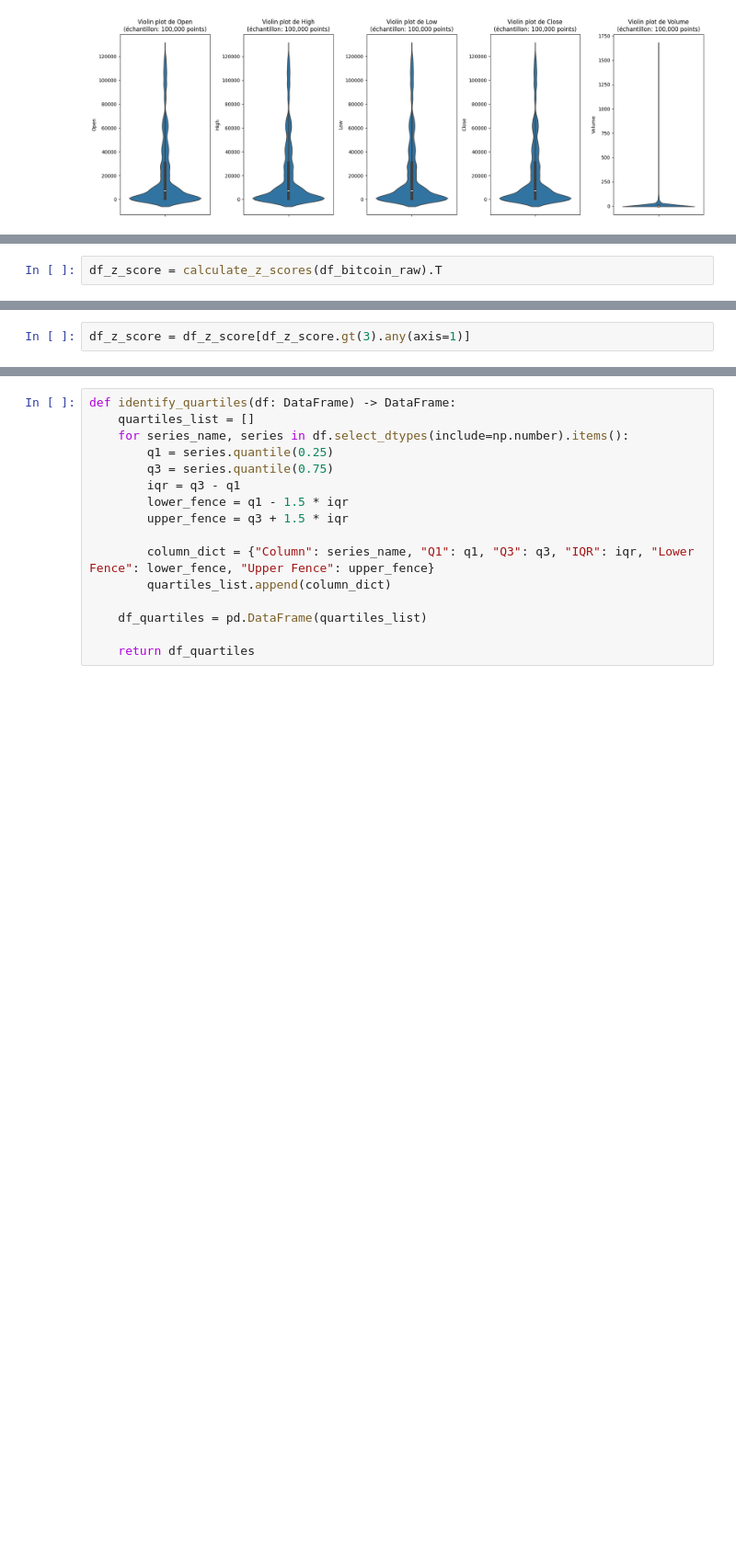
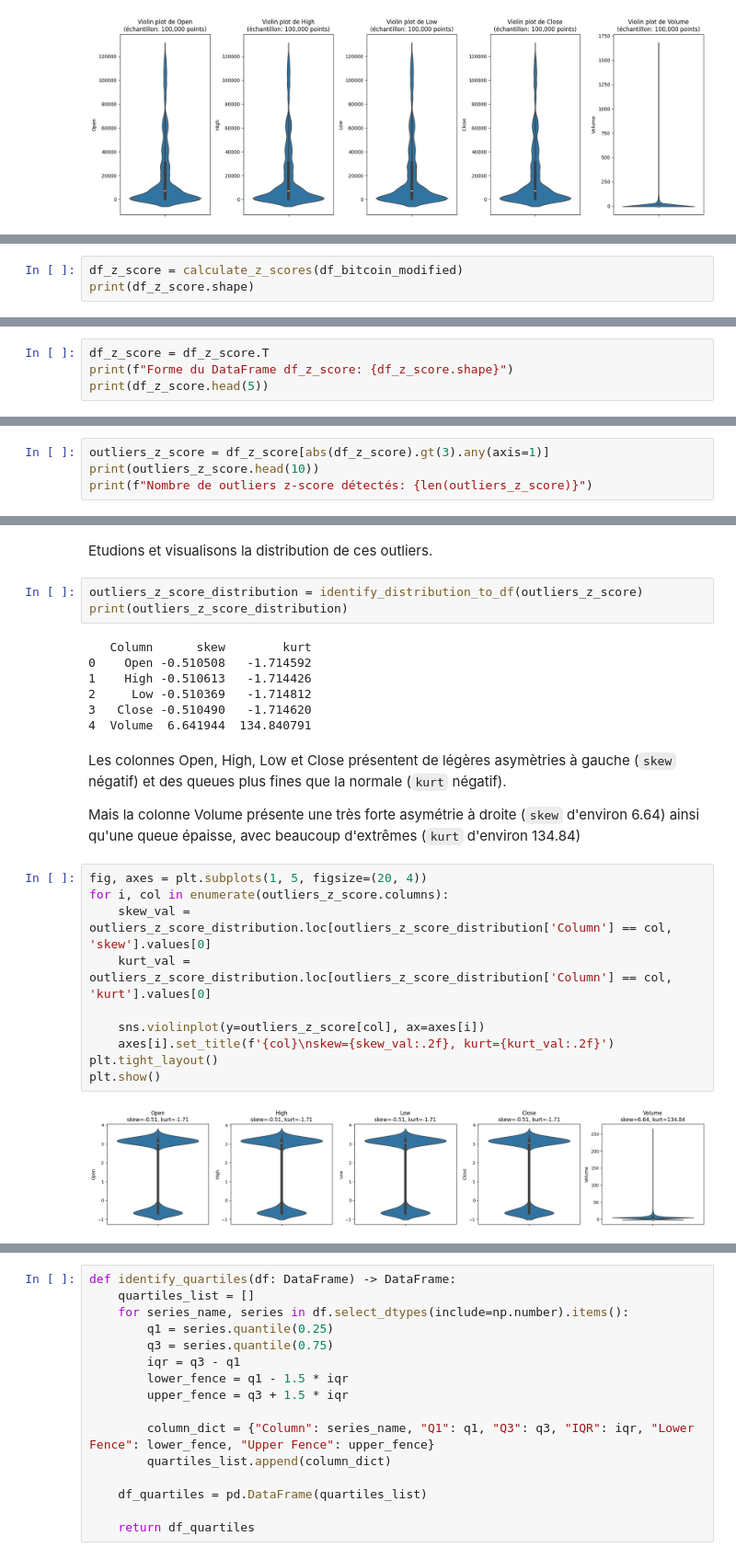
Before and after one commit to GoupilV/Analyse-du-Bitcoin---8PRO408, a Jupyter notebook: Analyse temporelle du Bitcoin.ipynb, the cells around one changed output, grey strips where cells are left out. Shown at 92% size. Cells and saved outputs as stored; diff of their text form; blank space fills up the shorter version.

Commit message:
feat: Analyse de la distribution des outliers et violin plots des z-scores

```diff
--- a/Analyse temporelle du Bitcoin.ipynb
+++ b/Analyse temporelle du Bitcoin.ipynb
@@ -320,3 +333,6 @@ def calculate_z_scores(df: DataFrame)-> DataFrame:
         z_score_list.append(z_scores)
 
     return pd.DataFrame(z_score_list)
+# %%
+df_z_score = calculate_z_scores(df_bitcoin_modified)
+print(df_z_score.shape)
@@ -325,2 +349,4 @@ On transpose le DataFrame afin de conserver les mêmes colonnes
 # %%
-df_z_score = calculate_z_scores(df_bitcoin_raw).T
+df_z_score = df_z_score.T
+print(f"Forme du DataFrame df_z_score: {df_z_score.shape}")
+print(df_z_score.head(5))
@@ -327,2 +364,4 @@ df_z_score = calculate_z_scores(df_bitcoin_raw).T
 # %%
-df_z_score = df_z_score[df_z_score.gt(3).any(axis=1)]
+outliers_z_score = df_z_score[abs(df_z_score).gt(3).any(axis=1)]
+print(outliers_z_score.head(10))
+print(f"Nombre de outliers z-score détectés: {len(outliers_z_score)}")
@@ -346,0 +382,28 @@ Timestamp
+# %% [markdown]
+Etudions et visualisons la distribution de ces outliers.
+# %%
+outliers_z_score_distribution = identify_distribution_to_df(outliers_z_score)
+print(outliers_z_score_distribution)
+# %% [output]
+   Column      skew        kurt
+0    Open -0.510508   -1.714592
+1    High -0.510613   -1.714426
+2     Low -0.510369   -1.714812
+3   Close -0.510490   -1.714620
+4  Volume  6.641944  134.840791
+# %% [markdown]
+Les colonnes Open, High, Low et Close présentent de légères asymètries à gauche (`skew` négatif) et des queues plus fines que la normale (`kurt` négatif).
+
+Mais la colonne Volume présente une très forte asymétrie à droite (`skew` d'environ 6.64) ainsi qu'une queue épaisse, avec beaucoup d'extrêmes (`kurt` d'environ 134.84)
+# %%
+fig, axes = plt.subplots(1, 5, figsize=(20, 4))
+for i, col in enumerate(outliers_z_score.columns):
+    skew_val = outliers_z_score_distribution.loc[outliers_z_score_distribution['Column'] == col, 'skew'].values[0]
+    kurt_val = outliers_z_score_distribution.loc[outliers_z_score_distribution['Column'] == col, 'kurt'].values[0]
+
+    sns.violinplot(y=outliers_z_score[col], ax=axes[i])
+    axes[i].set_title(f'{col}\nskew={skew_val:.2f}, kurt={kurt_val:.2f}')
+plt.tight_layout()
+plt.show()
+# %% [output]
+[figure, added]
```
Also changed, not shown: parts of 11 cells of this notebook.
